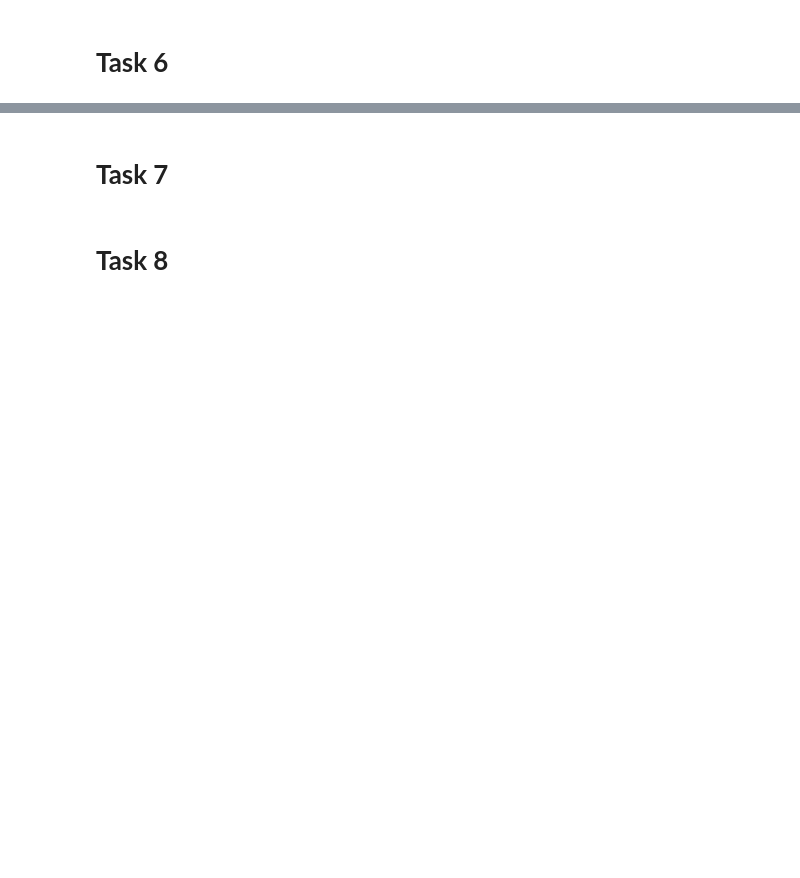
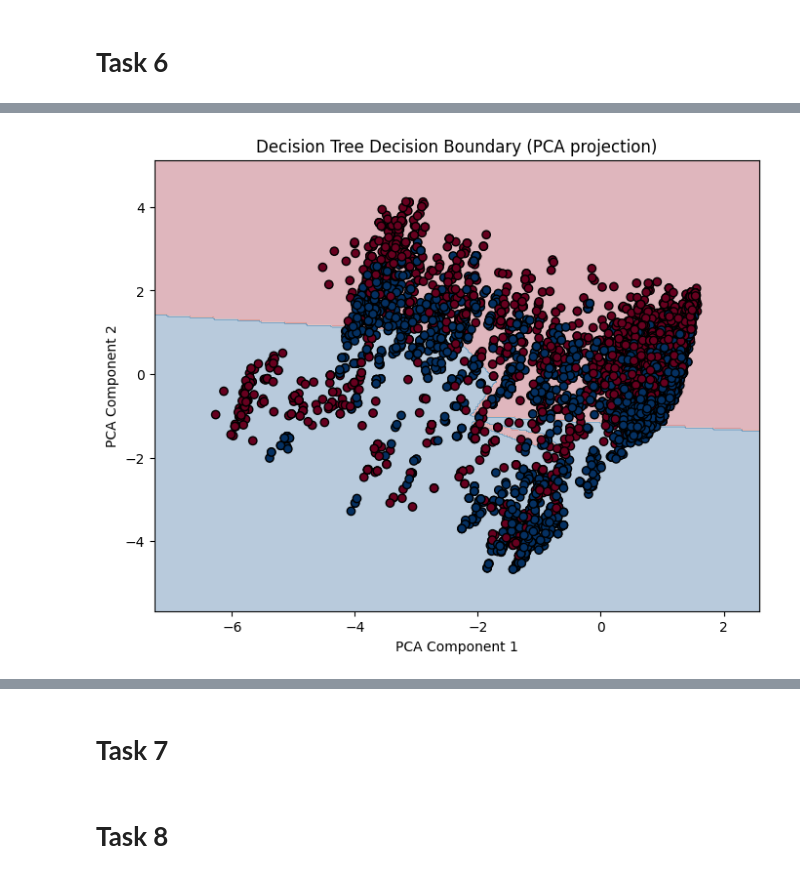
Before and after one commit to WanThinnn/NT522_Machine-learning-for-Information-Security, a Jupyter notebook: Labs/Lab_1/Lab_1-Local.ipynb, the cells around one changed output, grey strips where cells are left out. Saved outputs shown, nothing was run; the diff lists cells and outputs as text; code cells hidden in the pictures; blank space fills up the shorter version.

```diff
--- a/Labs/Lab_1/Lab_1-Local.ipynb
+++ b/Labs/Lab_1/Lab_1-Local.ipynb
@@ -493,2 +779,85 @@ Accuracy: 0.77
 # %% [markdown]
 # **Task 6**
+# %%
+import numpy as np
+import pandas as pd
+import matplotlib.pyplot as plt
+from sklearn import tree
+from sklearn.linear_model import LogisticRegression
+from sklearn.metrics import accuracy_score, confusion_matrix
+from sklearn.model_selection import train_test_split
+from sklearn.decomposition import PCA
+
+# --- 1. Đọc dữ liệu ---
+# Đọc file CSV bằng np.genfromtxt
+phishing_dataset = np.genfromtxt('./resources/phishing_dataset.csv', delimiter=',', dtype=np.int32)
+# Giả sử các cột từ đầu đến cột trước cuối là đặc trưng, cột cuối là nhãn target
+samples = phishing_dataset[:, :-1]
+targets = phishing_dataset[:, -1]
+
+print('Phishing dataset:')
+print(phishing_dataset, '\n')
+
+# --- 2. Chia dữ liệu ---
+training_samples, testing_samples, training_targets, testing_targets = train_test_split(
+    samples, targets, test_size=0.2, random_state=0)
+
+# --- 3. Huấn luyện mô hình Decision Tree ---
+tree_classifier = tree.DecisionTreeClassifier()
+tree_classifier.fit(training_samples, training_targets)
+tree_predictions = tree_classifier.predict(testing_samples)
+tree_accuracy = 100.0 * accuracy_score(testing_targets, tree_predictions)
+print("Decision Tree accuracy: {:.2f}%".format(tree_accuracy))
+print("Decision Tree Confusion Matrix:")
+print(confusion_matrix(testing_targets, tree_predictions), "\n")
+
+# --- 4. Huấn luyện mô hình Logistic Regression ---
+logistic_classifier = LogisticRegression(max_iter=1000)
+logistic_classifier.fit(training_samples, training_targets)
+logistic_predictions = logistic_classifier.predict(testing_samples)
+logistic_accuracy = 100.0 * accuracy_score(testing_targets, logistic_predictions)
+print("Logistic Regression accuracy: {:.2f}%".format(logistic_accuracy))
+print("Logistic Regression Confusion Matrix:")
+print(confusion_matrix(testing_targets, logistic_predictions), "\n")
+
+# --- 5. Vẽ ranh giới quyết định cho hai mô hình (sử dụng PCA để giảm dữ liệu về 2 chiều) ---
+# Giả sử dữ liệu có số chiều >=2; nếu không, không cần PCA
+pca = PCA(n_components=2)
+training_samples_pca = pca.fit_transform(training_samples)
+
+# Tạo lưới điểm trong không gian PCA
+x_min, x_max = training_samples_pca[:, 0].min() - 1, training_samples_pca[:, 0].max() + 1
+y_min, y_max = training_samples_pca[:, 1].min() - 1, training_samples_pca[:, 1].max() + 1
+xx, yy = np.meshgrid(np.linspace(x_min, x_max, 300),
+                     np.linspace(y_min, y_max, 300))
+grid_points = np.c_[xx.ravel(), yy.ravel()]
+
+# Để vẽ ranh giới, ta cần chuyển các điểm từ không gian PCA về không gian đặc trưng ban đầu
+grid_points_original = pca.inverse_transform(grid_points)
+
+# Dự đoán của Decision Tree trên lưới điểm
+Z_tree = tree_classifier.predict(grid_points_original)
+Z_tree = Z_tree.reshape(xx.shape)
+
+plt.figure(figsize=(4, 3))
+plt.contourf(xx, yy, Z_tree, alpha=0.3, cmap=plt.cm.RdBu)
+plt.scatter(training_samples_pca[:, 0], training_samples_pca[:, 1], c=training_targets,
+            edgecolors='k', cmap=plt.cm.RdBu)
+plt.title("Decision Tree Decision Boundary (PCA projection)")
+plt.xlabel("PCA Component 1")
+plt.ylabel("PCA Component 2")
+plt.show()
+
+# Dự đoán của Logistic Regression trên lưới điểm
+Z_logistic = logistic_classifier.predict(grid_points_original)
+Z_logistic = Z_logistic.reshape(xx.shape)
+
+plt.figure(figsize=(4, 3))
+plt.contourf(xx, yy, Z_logistic, alpha=0.3, cmap=plt.cm.RdBu)
+plt.scatter(training_samples_pca[:, 0], training_samples_pca[:, 1], c=training_targets,
+            edgecolors='k', cmap=plt.cm.RdBu)
+plt.title("Logistic Regression Decision Boundary (PCA projection)")
+plt.xlabel("PCA Component 1")
+plt.ylabel("PCA Component 2")
+plt.show()
+# %% [output]
@@ -494,0 +882 @@ Accuracy: 0.77
+[figure, added]
```
Also changed, not shown: parts of 20 cells of this notebook, 3 other files.
